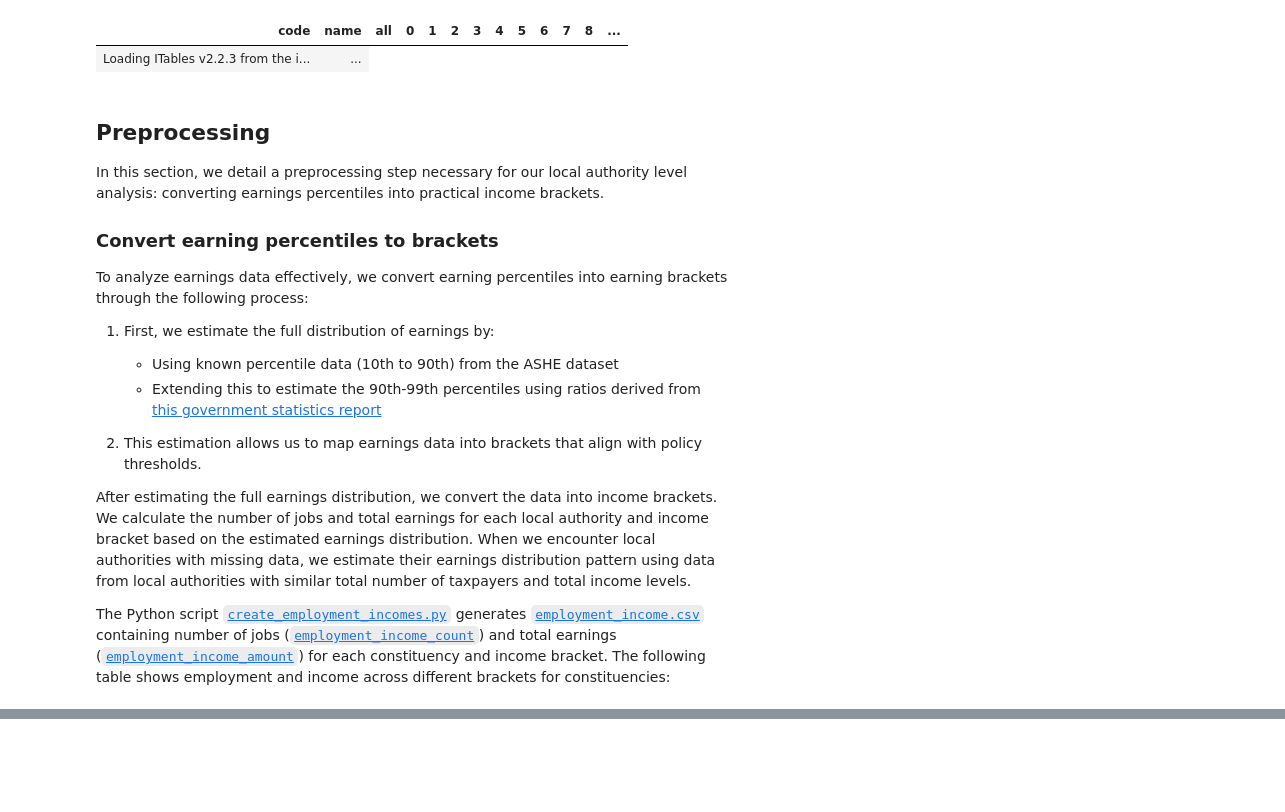
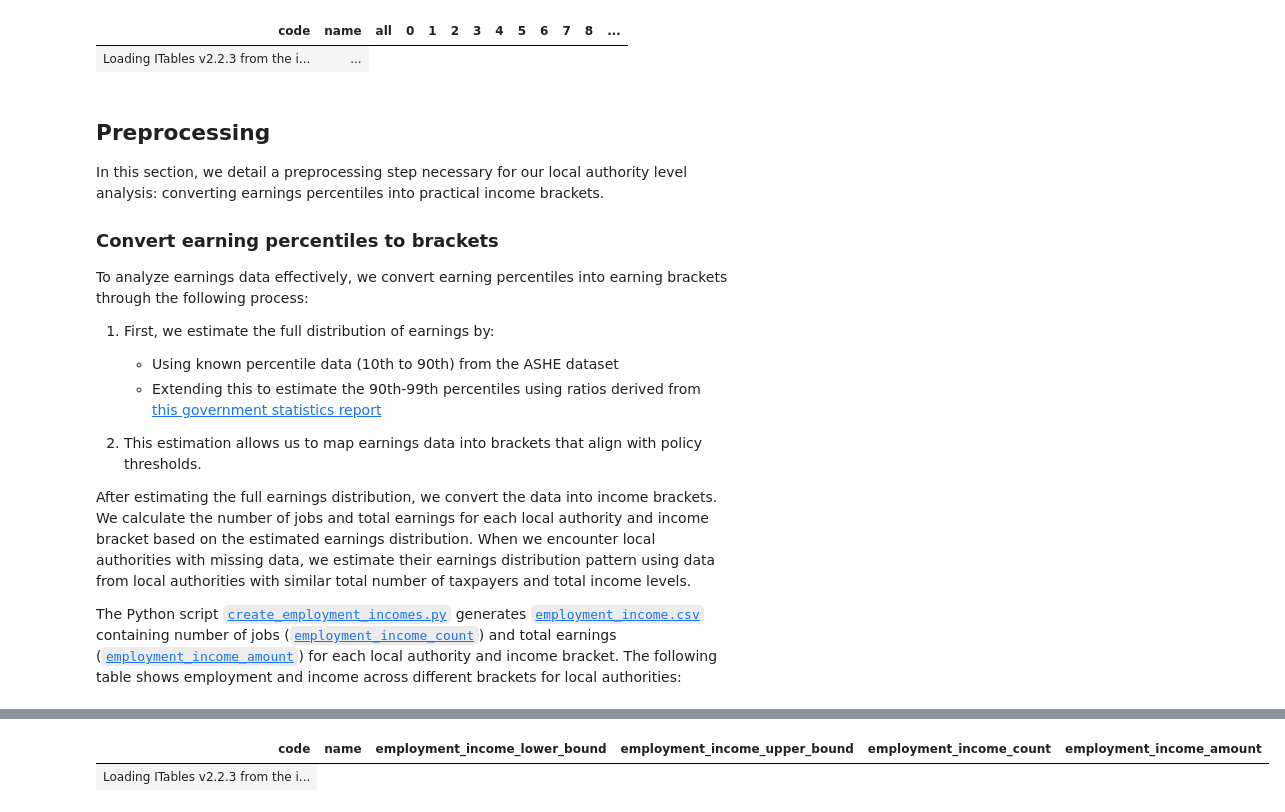
Before and after one commit to PolicyEngine/policyengine-uk-data, a Jupyter notebook: docs/LA_methodology.ipynb, the cells around one changed output, grey strips where cells are left out. Drawn from its saved outputs; the diff is of its cells as text; code cells hidden in the pictures; blank space fills up the shorter version.

```diff
--- a/docs/LA_methodology.ipynb
+++ b/docs/LA_methodology.ipynb
@@ -71,4 +71,13 @@ To analyze earnings data effectively, we convert earning percentiles into earnin
 
 After estimating the full earnings distribution, we convert the data into income brackets. We calculate the number of jobs and total earnings for each local authority and income bracket based on the estimated earnings distribution. When we encounter local authorities with missing data, we estimate their earnings distribution pattern using data from local authorities with similar total number of taxpayers and total income levels.
 
-The Python script [`create_employment_incomes.py`](https://github.com/PolicyEngine/policyengine-uk-data/blob/7c782c4839a024c729350a3ff2c76922bf21b0d4/policyengine_uk_data/datasets/frs/local_areas/local_authorities/targets/create_employment_incomes.py) generates [`employment_income.csv`](https://github.com/PolicyEngine/policyengine-uk-data/blob/7c782c4839a024c729350a3ff2c76922bf21b0d4/policyengine_uk_data/datasets/frs/local_areas/local_authorities/targets/employment_income.csv) containing number of jobs ([`employment_income_count`](https://github.com/PolicyEngine/policyengine-uk-data/blob/7c782c4839a024c729350a3ff2c76922bf21b0d4/policyengine_uk_data/datasets/frs/local_areas/local_authorities/targets/employment_income.csv#L1)) and total earnings ([`employment_income_amount`](https://github.com/PolicyEngine/policyengine-uk-data/blob/7c782c4839a024c729350a3ff2c76922bf21b0d4/policyengine_uk_data/datasets/frs/local_areas/local_authorities/targets/employment_income.csv#L1)) for each constituency and income bracket. The following table shows employment and income across different brackets for constituencies:
+The Python script [`create_employment_incomes.py`](https://github.com/PolicyEngine/policyengine-uk-data/blob/7c782c4839a024c729350a3ff2c76922bf21b0d4/policyengine_uk_data/datasets/frs/local_areas/local_authorities/targets/create_employment_incomes.py) generates [`employment_income.csv`](https://github.com/PolicyEngine/policyengine-uk-data/blob/7c782c4839a024c729350a3ff2c76922bf21b0d4/policyengine_uk_data/datasets/frs/local_areas/local_authorities/targets/employment_income.csv) containing number of jobs ([`employment_income_count`](https://github.com/PolicyEngine/policyengine-uk-data/blob/7c782c4839a024c729350a3ff2c76922bf21b0d4/policyengine_uk_data/datasets/frs/local_areas/local_authorities/targets/employment_income.csv#L1)) and total earnings ([`employment_income_amount`](https://github.com/PolicyEngine/policyengine-uk-data/blob/7c782c4839a024c729350a3ff2c76922bf21b0d4/policyengine_uk_data/datasets/frs/local_areas/local_authorities/targets/employment_income.csv#L1)) for each local authority and income bracket. The following table shows employment and income across different brackets for local authorities:
+# %%
+import pandas as pd
+from itables import init_notebook_mode, show
+import itables.options as opt
+opt.maxBytes = "1MB"
+init_notebook_mode(all_interactive=True)
+
+pd.read_csv("../policyengine_uk_data/datasets/frs/local_areas/local_authorities/targets/employment_income.csv")
+# %% [output]
@@ -74,0 +85,2 @@ The Python script [`create_employment_incomes.py`](https://github.com/PolicyEngi
+| code | name | employment_income_lower_bound | employment_income_upper_bound | employment_income_count | employment_income_amount |
+| Loading ITables v2.2.3 from the i... |
```
Also changed, not shown: parts of 7 cells of this notebook, 1 other file.
